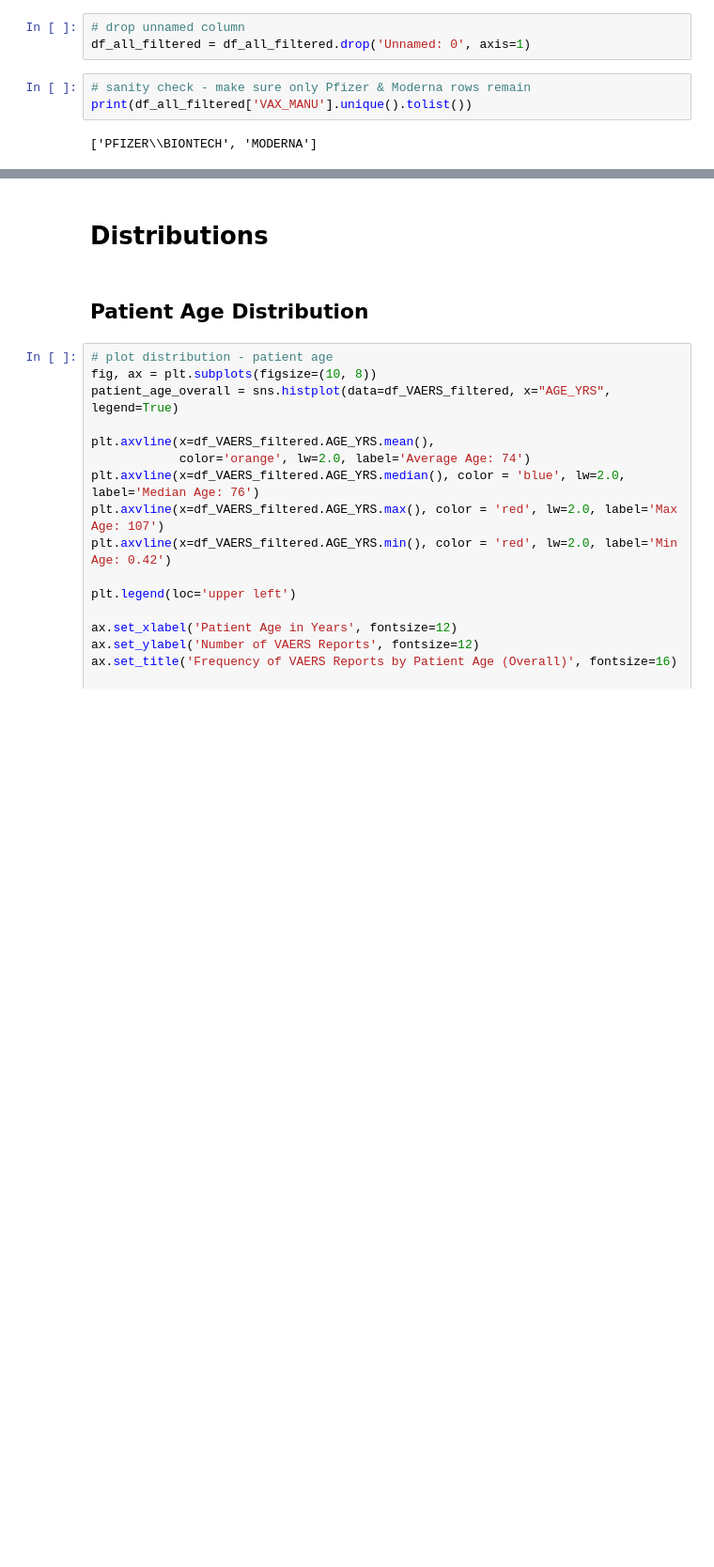
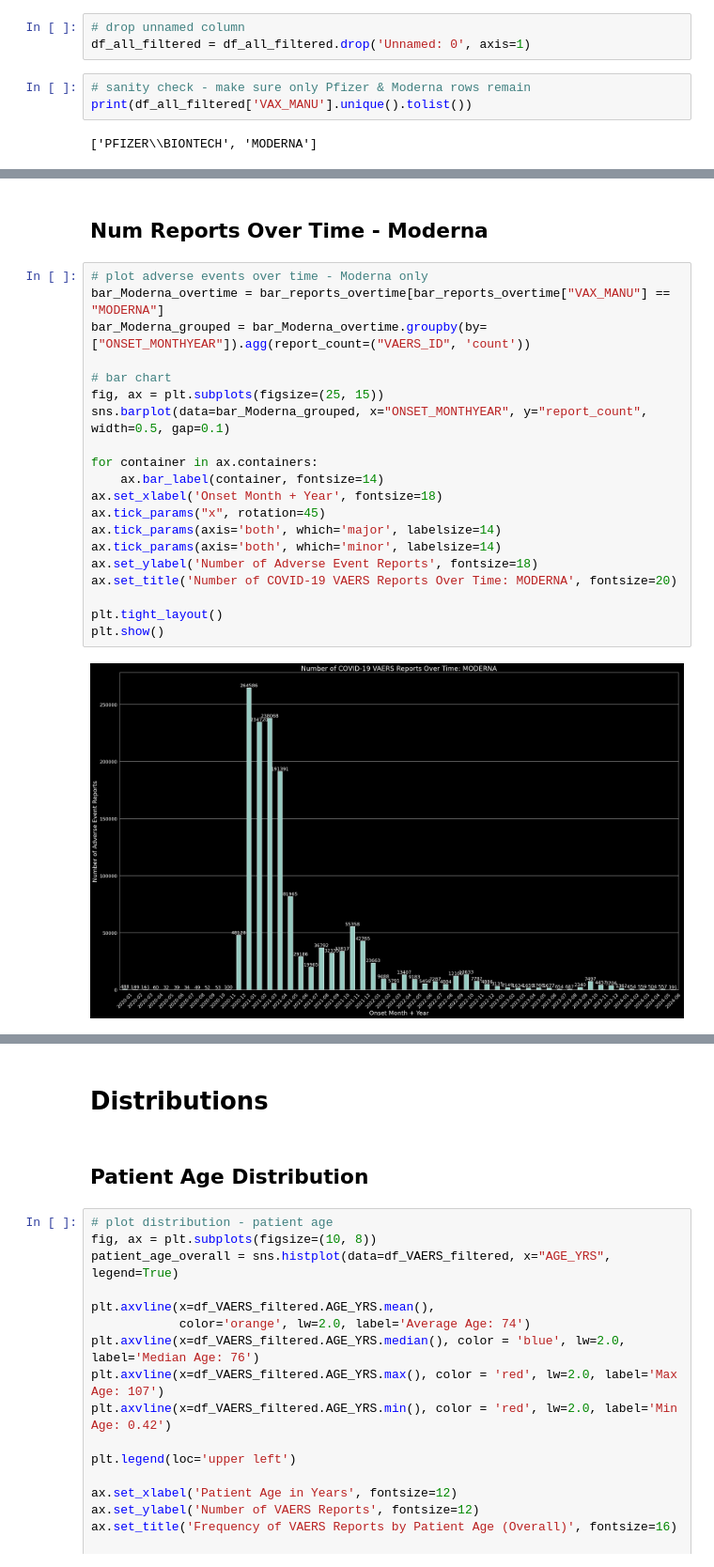
Before and after one commit to uw-msim-imt561-2026/covid-19-vaccine-adverse-reactions, a Jupyter notebook: notebooks/visualizations.ipynb, the cells around one changed output, grey strips where cells are left out. Shown at 94% size. Drawn from its saved outputs; the diff is of its cells as text; blank space fills up the shorter version.

```diff
--- a/notebooks/visualizations.ipynb
+++ b/notebooks/visualizations.ipynb
@@ -289,0 +116,24 @@ df_vax_filtered.to_csv("data/VAERSVAX_filtered.csv")
+# %% [markdown]
+## Num Reports Over Time - Moderna
+# %%
+# plot adverse events over time - Moderna only
+bar_Moderna_overtime = bar_reports_overtime[bar_reports_overtime["VAX_MANU"] == "MODERNA"]
+bar_Moderna_grouped = bar_Moderna_overtime.groupby(by=["ONSET_MONTHYEAR"]).agg(report_count=("VAERS_ID", 'count'))
+
+# bar chart
+fig, ax = plt.subplots(figsize=(25, 15))
+sns.barplot(data=bar_Moderna_grouped, x="ONSET_MONTHYEAR", y="report_count", width=0.5, gap=0.1)
+
+for container in ax.containers:
+    ax.bar_label(container, fontsize=14)
+ax.set_xlabel('Onset Month + Year', fontsize=18)
+ax.tick_params("x", rotation=45)
+ax.tick_params(axis='both', which='major', labelsize=14)
+ax.tick_params(axis='both', which='minor', labelsize=14)
+ax.set_ylabel('Number of Adverse Event Reports', fontsize=18)
+ax.set_title('Number of COVID-19 VAERS Reports Over Time: MODERNA', fontsize=20)
+
+plt.tight_layout()
+plt.show()
+# %% [output]
+[figure, added]
```
Also changed, not shown: parts of 68 cells of this notebook.
